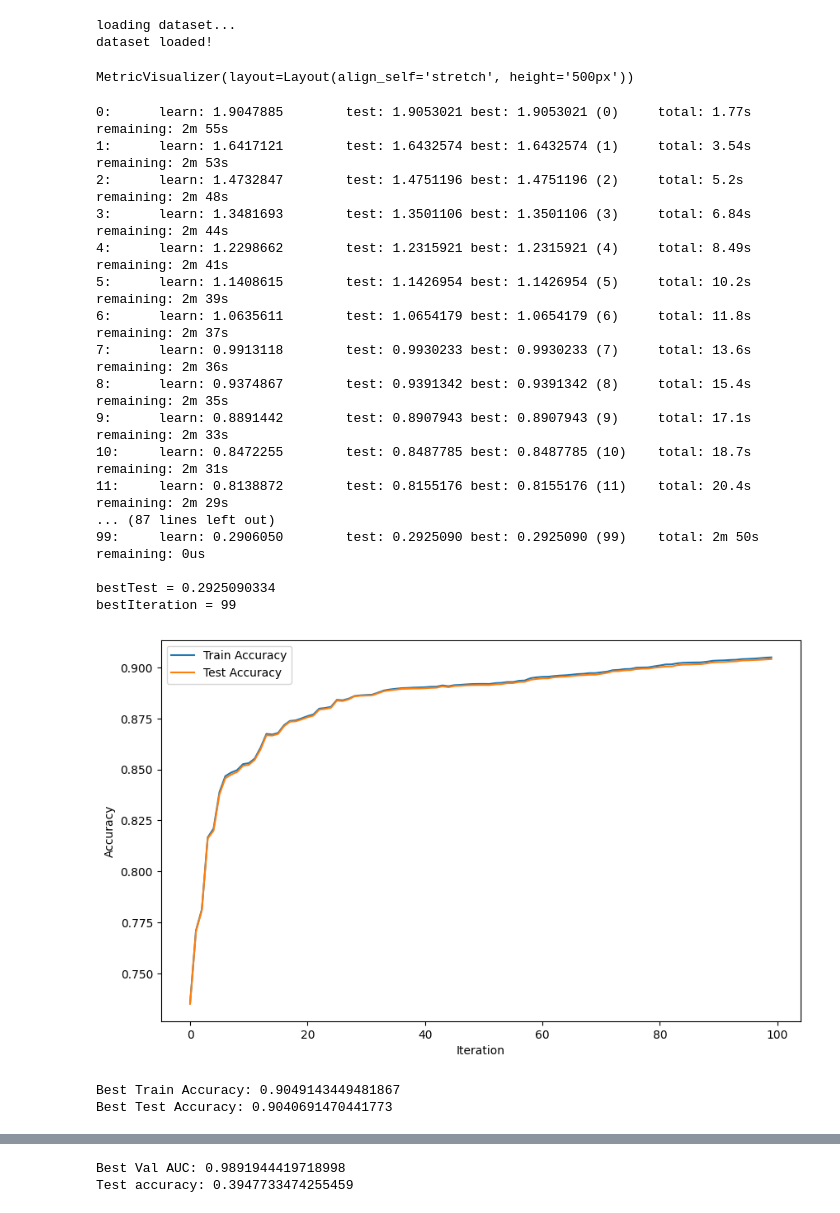
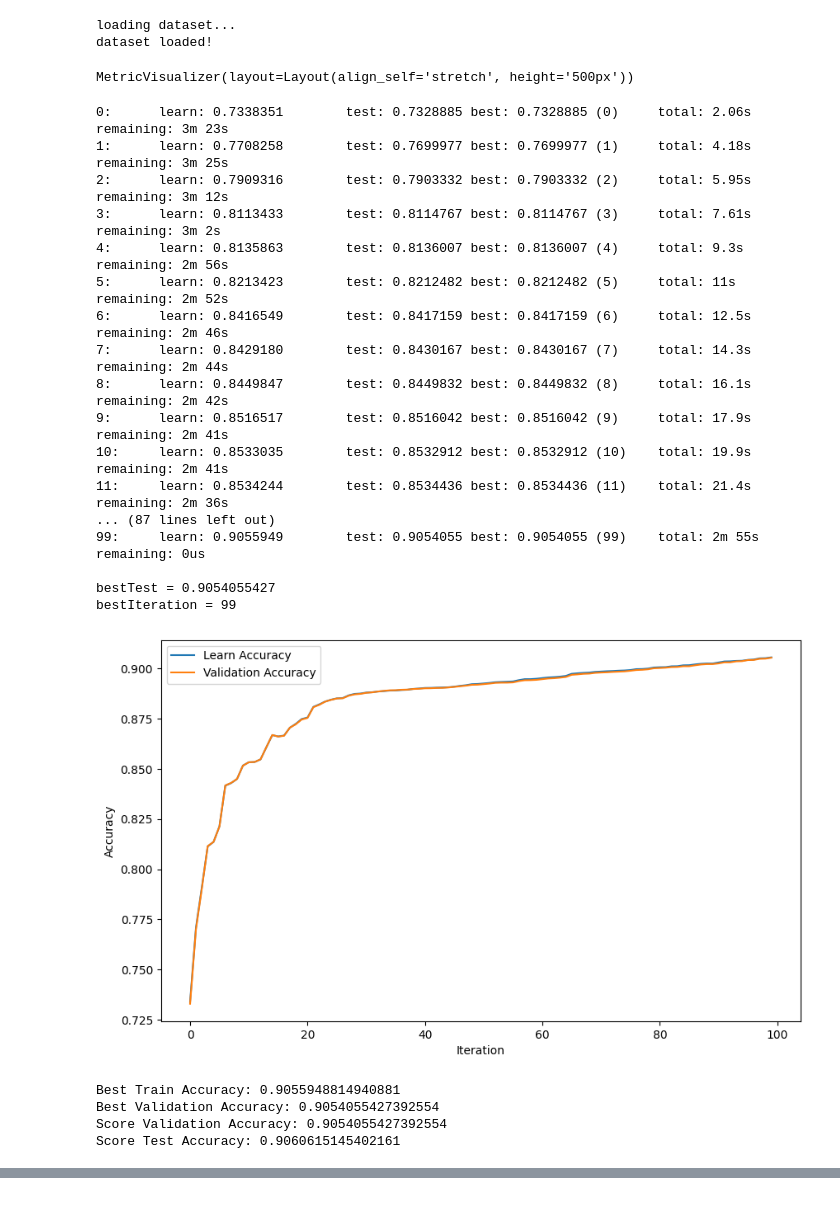
Before and after one commit to CitizensAlias/DeepLearningOscGrid, a Jupyter notebook: Main.ipynb, the cells around one changed output, grey strips where cells are left out. Cells and saved outputs as stored; diff of their text form; code cells hidden in the pictures.

Commit message:
- fixed parser and training, validation logic

```diff
--- a/Main.ipynb
+++ b/Main.ipynb
@@ -44,57 +49,56 @@ dataset loaded!
 # %%
 classifier = CatBoostClassifier(
     iterations=100,
     random_seed=2,
     learning_rate=0.1,
-    custom_loss=['AUC', 'Accuracy']
+    eval_metric="Accuracy",
+    loss_function="MultiClass"
 )
 
 classifier.fit(
     train_features, train_labels,
     eval_set=(val_features, val_labels),
     verbose=1,
     plot=True
 )
 
 plt.figure(figsize=(10, 6))
-plt.plot(classifier.evals_result_['learn']['Accuracy'], label='Val Accuracy')
-plt.plot(classifier.evals_result_['validation']['Accuracy'], label='Val Accuracy')
+plt.plot(classifier.evals_result_['learn']['Accuracy'], label='Learn Accuracy')
+plt.plot(classifier.evals_result_['validation']['Accuracy'], label='Validation Accuracy')
 plt.xlabel('Iteration')
 plt.ylabel('Accuracy')
 plt.legend()
 plt.show()
+
 print(f"Best Train Accuracy: {classifier.evals_result_['learn']['Accuracy'][-1]}")
-print(f"Best Test Accuracy: {classifier.evals_result_['validation']['Accuracy'][-1]}")
+print(f"Best Validation Accuracy: {classifier.evals_result_['validation']['Accuracy'][-1]}")
 
-plt.figure(figsize=(10, 6))
-plt.plot(classifier.evals_result_['validation']['AUC:type=Mu'], label='Val AUC')
-plt.xlabel('Iteration')
-plt.ylabel('AUC')
-plt.legend()
-plt.show()
+validation_score = classifier.score(val_features, val_labels)
+print(f"Score Validation Accuracy: {validation_score}")
 
-print(f"Best Val AUC: {classifier.evals_result_['validation']['AUC:type=Mu'][-1]}")
 test_score = classifier.score(test_features, test_labels)
-print(f"Test accuracy: {test_score}")
+print(f"Score Test Accuracy: {test_score}")
 # %% [output]
 MetricVisualizer(layout=Layout(align_self='stretch', height='500px'))
-0:      learn: 1.9047885        test: 1.9053021 best: 1.9053021 (0)     total: 1.77s    remaining: 2m 55s
-1:      learn: 1.6417121        test: 1.6432574 best: 1.6432574 (1)     total: 3.54s    remaining: 2m 53s
-2:      learn: 1.4732847        test: 1.4751196 best: 1.4751196 (2)     total: 5.2s     remaining: 2m 48s
-3:      learn: 1.3481693        test: 1.3501106 best: 1.3501106 (3)     total: 6.84s    remaining: 2m 44s
-4:      learn: 1.2298662        test: 1.2315921 best: 1.2315921 (4)     total: 8.49s    remaining: 2m 41s
-5:      learn: 1.1408615        test: 1.1426954 best: 1.1426954 (5)     total: 10.2s    remaining: 2m 39s
-6:      learn: 1.0635611        test: 1.0654179 best: 1.0654179 (6)     total: 11.8s    remaining: 2m 37s
-7:      learn: 0.9913118        test: 0.9930233 best: 0.9930233 (7)     total: 13.6s    remaining: 2m 36s
-8:      learn: 0.9374867        test: 0.9391342 best: 0.9391342 (8)     total: 15.4s    remaining: 2m 35s
-9:      learn: 0.8891442        test: 0.8907943 best: 0.8907943 (9)     total: 17.1s    remaining: 2m 33s
-10:     learn: 0.8472255        test: 0.8487785 best: 0.8487785 (10)    total: 18.7s    remaining: 2m 31s
-11:     learn: 0.8138872        test: 0.8155176 best: 0.8155176 (11)    total: 20.4s    remaining: 2m 29s
+0:      learn: 0.7338351        test: 0.7328885 best: 0.7328885 (0)     total: 2.06s    remaining: 3m 23s
+1:      learn: 0.7708258        test: 0.7699977 best: 0.7699977 (1)     total: 4.18s    remaining: 3m 25s
+2:      learn: 0.7909316        test: 0.7903332 best: 0.7903332 (2)     total: 5.95s    remaining: 3m 12s
+3:      learn: 0.8113433        test: 0.8114767 best: 0.8114767 (3)     total: 7.61s    remaining: 3m 2s
+4:      learn: 0.8135863        test: 0.8136007 best: 0.8136007 (4)     total: 9.3s     remaining: 2m 56s
+5:      learn: 0.8213423        test: 0.8212482 best: 0.8212482 (5)     total: 11s      remaining: 2m 52s
+6:      learn: 0.8416549        test: 0.8417159 best: 0.8417159 (6)     total: 12.5s    remaining: 2m 46s
+7:      learn: 0.8429180        test: 0.8430167 best: 0.8430167 (7)     total: 14.3s    remaining: 2m 44s
+8:      learn: 0.8449847        test: 0.8449832 best: 0.8449832 (8)     total: 16.1s    remaining: 2m 42s
+9:      learn: 0.8516517        test: 0.8516042 best: 0.8516042 (9)     total: 17.9s    remaining: 2m 41s
+10:     learn: 0.8533035        test: 0.8532912 best: 0.8532912 (10)    total: 19.9s    remaining: 2m 41s
+11:     learn: 0.8534244        test: 0.8534436 best: 0.8534436 (11)    total: 21.4s    remaining: 2m 36s
 ... (87 lines left out)
-99:     learn: 0.2906050        test: 0.2925090 best: 0.2925090 (99)    total: 2m 50s   remaining: 0us
+99:     learn: 0.9055949        test: 0.9054055 best: 0.9054055 (99)    total: 2m 55s   remaining: 0us
 
-bestTest = 0.2925090334
+bestTest = 0.9054055427
 bestIteration = 99
-[figure, old version]
+[figure, new version]
-Best Train Accuracy: 0.9049143449481867
-Best Test Accuracy: 0.9040691470441773
+Best Train Accuracy: 0.9055948814940881
+Best Validation Accuracy: 0.9054055427392554
+Score Validation Accuracy: 0.9054055427392554
+Score Test Accuracy: 0.9060615145402161
@@ -102,3 +105 @@ Best Test Accuracy: 0.9040691470441773
-Best Val AUC: 0.9891944419718998
-Test accuracy: 0.3947733474255459
 # %%
```
Also changed, not shown: parts of 7 cells of this notebook, 1 other file.
